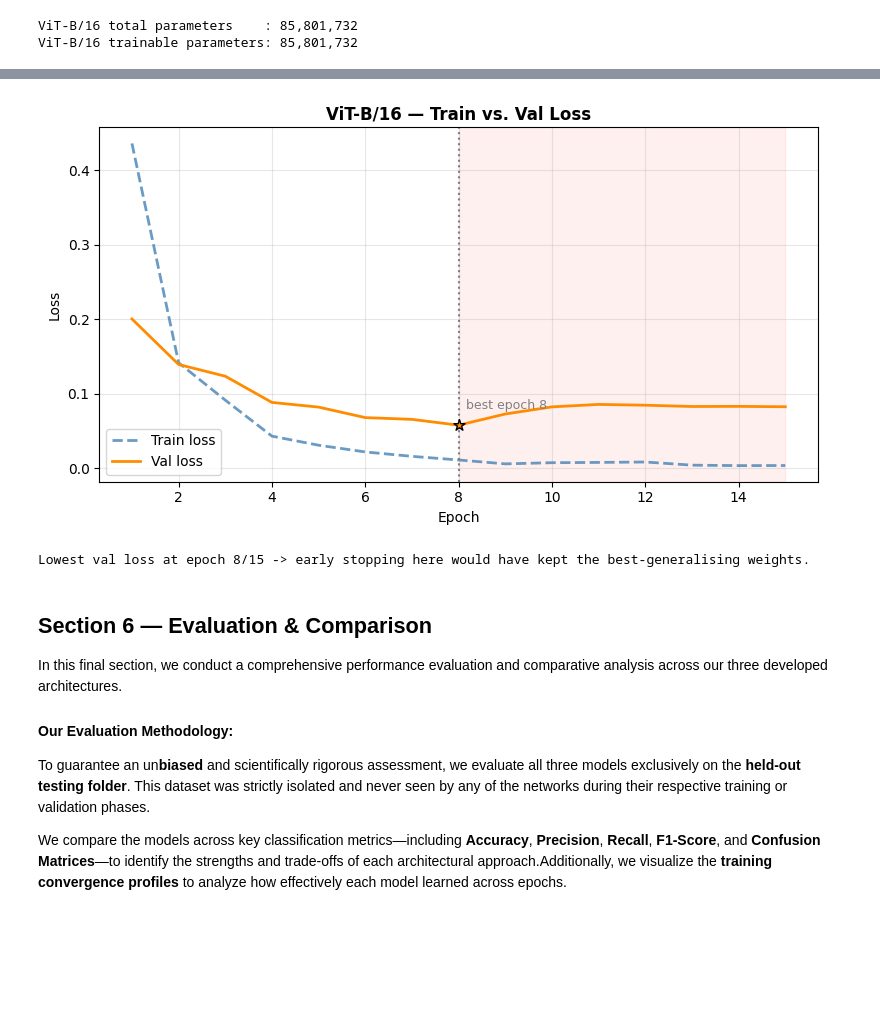
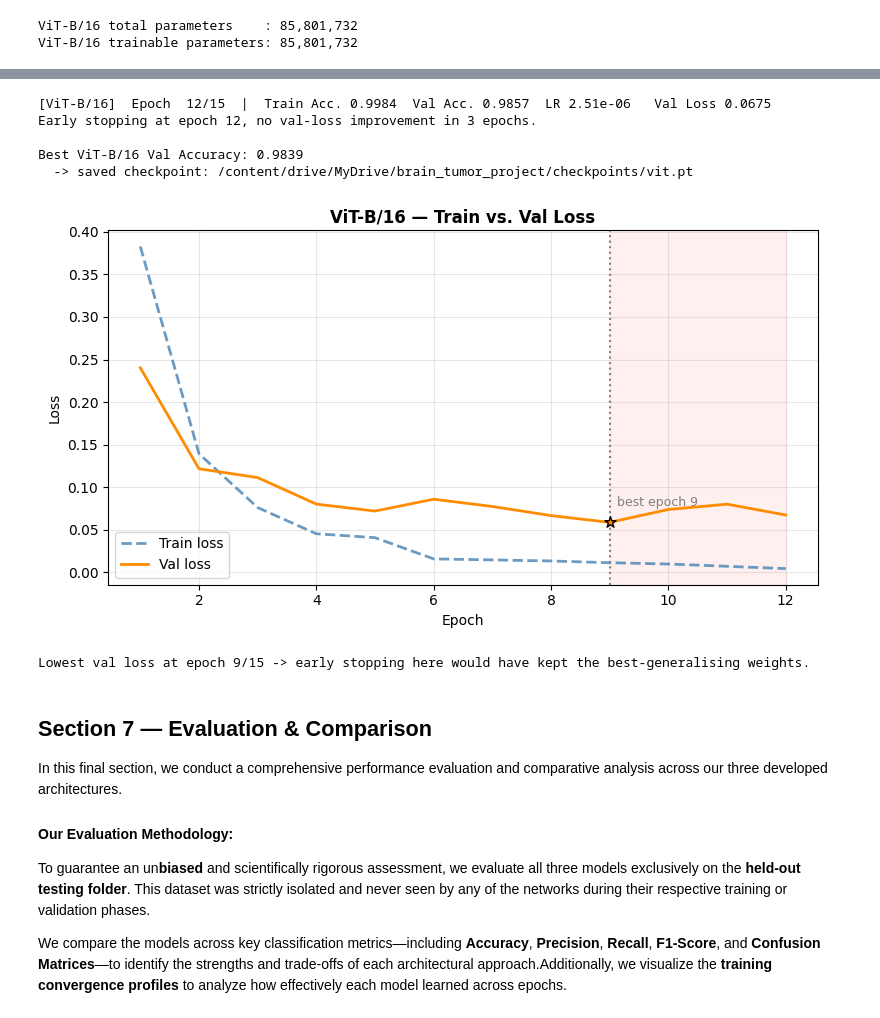
Before and after one commit to RiccardoPerin/MRI_Tumor_Classification, a Jupyter notebook: main_project.ipynb, the cells around one changed output, grey strips where cells are left out. Saved outputs shown, nothing was run; the diff lists cells and outputs as text; code cells hidden in the pictures; blank space fills up the shorter version.

```diff
--- a/main_project.ipynb
+++ b/main_project.ipynb
@@ -605,12 +664,13 @@ def load_checkpoint(name: str):
 # %%
 # ── Stage 1: Unsupervised Autoencoder Training ────────────────────────────────
-
-CAE_EPOCHS  = 20
+CAE_EPOCHS  = 25
 CAE_LR      = 1e-3
 PATIENCE = 5 #This tells to the early stopping to stop if it hasn't improved in 5 epochs
 
+FORCE_RETRAIN_CAE_STAGE1 = True #Forces to skip the checkpoints and retrain from scratch if True (DEBUG PURPOSES)
+
 cae_model = ConvAutoencoder(LATENT_DIM).to(device)
-cached    = load_checkpoint('cae_stage1')
+cached    = None if FORCE_RETRAIN_CAE_STAGE1 else load_checkpoint('cae_stage1')
 
 if cached is not None:
     cae_model.load_state_dict(cached['model_state'])
@@ -631,9 +691,9 @@ else:
         cae_losses.append(loss)
         print(f'[AE Stage 1]  Epoch {epoch:3d}/{CAE_EPOCHS}  |  MSE Loss: {loss:.6f}')
         if loss < best_ae_loss:
-            best_ae_loss = loss
-            epochs_no_improve = 0
-            torch.save(cae_model.state_dict(), '/content/best_cae.pth')
+          best_ae_loss = loss
+          epochs_no_improve = 0
+          torch.save(cae_model.state_dict(), '/content/best_cae.pth')
         else:
           epochs_no_improve += 1
           if epochs_no_improve >= PATIENCE:
@@ -701,9 +771,11 @@ visualize_reconstructions(cae_model, val_loader, device)
 # %%
 # ── Stage 2: Supervised Classification with Frozen Encoder ───────────────────
 
-CLS_EPOCHS = 20
+CLS_EPOCHS = 25
 CLS_LR     = 1e-3
 PATIENCE = 5
+
+FORCE_RETRAIN_CAE_STAGE2 = True
 
 cae_classifier = CAEClassifier(cae_model.encoder, num_classes=NUM_CLASSES).to(device)
 
@@ -714,7 +786,7 @@ for param in cae_classifier.encoder.parameters():
 trainable = sum(p.numel() for p in cae_classifier.parameters() if p.requires_grad)
 print(f'Trainable parameters (head only): {trainable:,}')
 
-cached = load_checkpoint('cae_stage2')
+cached = None if FORCE_RETRAIN_CAE_STAGE2 else load_checkpoint('cae_stage2')
 
 if cached is not None:
     cae_classifier.load_state_dict(cached['model_state'])
@@ -734,6 +806,7 @@ else:
     cae_train_accs, cae_val_accs = [], []
     cae_train_losses, cae_val_losses = [], []
     best_cae_val_acc = 0.0
+    best_val_loss = float('inf')
 
     for epoch in range(1, CLS_EPOCHS + 1):
         tr_loss, tr_acc = train_one_epoch(cae_classifier, train_loader,
@@ -746,7 +819,7 @@ else:
         cae_train_losses.append(tr_loss)
         cae_val_losses.append(vl_loss)
         print(f'[CAE Stage 2]  Epoch {epoch:3d}/{CLS_EPOCHS}  |'
-              f'  Train {tr_acc:.4f}  Val {vl_acc:.4f}')
+              f'  Train Accuracy {tr_acc:.4f}  Val Accuracy {vl_acc:.4f}  Val Loss {vl_loss:.4f}');
 
         if vl_loss < best_val_loss:
           best_val_loss = vl_loss
@@ -825,11 +906,13 @@ print(f'ResNet-50 parameters: {total_rn:,}')
 Downloading: "https://download.pytorch.org/models/resnet50-0676ba61.pth" to /root/.cache/torch/hub/checkpoints/resnet50-0676ba61.pth
 ResNet-50 parameters: 23,516,228
 # %%
-RN_EPOCHS = 15
+RN_EPOCHS = 20
 RN_LR     = 1e-4    # conservative LR preserves pre-trained ImageNet features
 PATIENCE = 5
 
-cached = load_checkpoint('resnet50')
+FORCE_RETRAIN_RESNET = True
+
+cached = None if FORCE_RETRAIN_RESNET else load_checkpoint('resnet50')
 
 if cached is not None:
     resnet_model.load_state_dict(cached['model_state'])
@@ -846,6 +929,7 @@ else:
     rn_train_accs, rn_val_accs = [], []
     rn_train_losses, rn_val_losses = [], []
     best_rn_val_acc = 0.0
+    best_val_loss = float('inf')
 
     for epoch in range(1, RN_EPOCHS + 1):
         tr_loss, tr_acc = train_one_epoch(resnet_model, train_loader,
@@ -860,7 +944,7 @@ else:
         print(f'[ResNet-50]  Epoch {epoch:3d}/{RN_EPOCHS}  |'
               f'  Train {tr_acc:.4f}  Val {vl_acc:.4f}')
 
-        if vl_loss > best_val_loss:
+        if vl_loss < best_val_loss:
           best_val_loss = vl_loss
           best_rn_val_acc = vl_acc
           epochs_no_improve = 0
@@ -1126,9 +1219,11 @@ ViT-B/16 trainable parameters: 85,801,732
 # %%
 VIT_EPOCHS = 15
 VIT_LR     = 2e-5   # small LR: large pre-trained Transformer is sensitive to big updates
-PATIENCE = 5
+PATIENCE = 3
 
-cached = load_checkpoint('vit')
+FORCE_RETRAIN_VIT = True
+
+cached = None if FORCE_RETRAIN_VIT else load_checkpoint('vit')
 
 if cached is not None:
     vit_model.load_state_dict(cached['model_state'])
@@ -1154,6 +1249,7 @@ else:
     vit_train_accs, vit_val_accs = [], []
     vit_train_losses, vit_val_losses = [], []
     best_vit_val_acc = 0.0
+    best_val_loss = float('inf')
 
     for epoch in range(1, VIT_EPOCHS + 1):
         tr_loss, tr_acc = train_one_epoch(vit_model, train_loader,
@@ -1167,9 +1263,9 @@ else:
         vit_val_losses.append(vl_loss)
         lr_now = vit_optimizer.param_groups[0]['lr']
         print(f'[ViT-B/16]  Epoch {epoch:3d}/{VIT_EPOCHS}  |'
-              f'  Train {tr_acc:.4f}  Val {vl_acc:.4f}  LR {lr_now:.2e}')
+              f'  Train Acc. {tr_acc:.4f}  Val Acc. {vl_acc:.4f}  LR {lr_now:.2e}   Val Loss {vl_loss:.4f}')
 
-        if vl_loss > best_val_loss:
+        if vl_loss < best_val_loss:
           best_val_loss = vl_loss
           best_vit_val_acc = vl_acc
           epochs_no_improve = 0
@@ -1200,7 +1305,12 @@ Best ViT-B/16 Val Accuracy (cached): 0.9857
+[ViT-B/16]  Epoch  12/15  |  Train Acc. 0.9984  Val Acc. 0.9857  LR 2.51e-06   Val Loss 0.0675
+Early stopping at epoch 12, no val-loss improvement in 3 epochs.
+
+Best ViT-B/16 Val Accuracy: 0.9839
+  -> saved checkpoint: /content/drive/MyDrive/brain_tumor_project/checkpoints/vit.pt
-[figure, old version]
+[figure, new version]
-Lowest val loss at epoch 8/15 -> early stopping here would have kept the best-generalising weights.
+Lowest val loss at epoch 9/15 -> early stopping here would have kept the best-generalising weights.
 # %% [markdown]
-## **Section 6 — Evaluation & Comparison**
+## **Section 7 — Evaluation & Comparison**
 
 In this final section, we conduct a comprehensive performance evaluation and comparative analysis across our three developed architectures.
 
```
Also changed, not shown: parts of 18 cells of this notebook.
